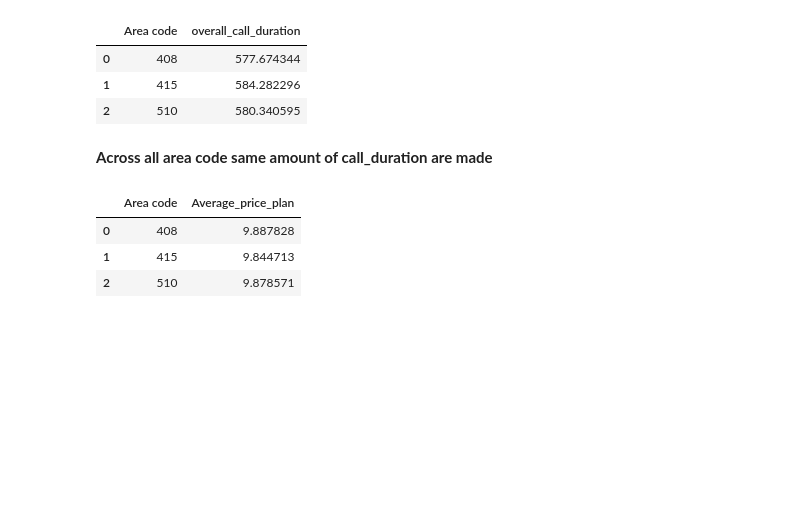
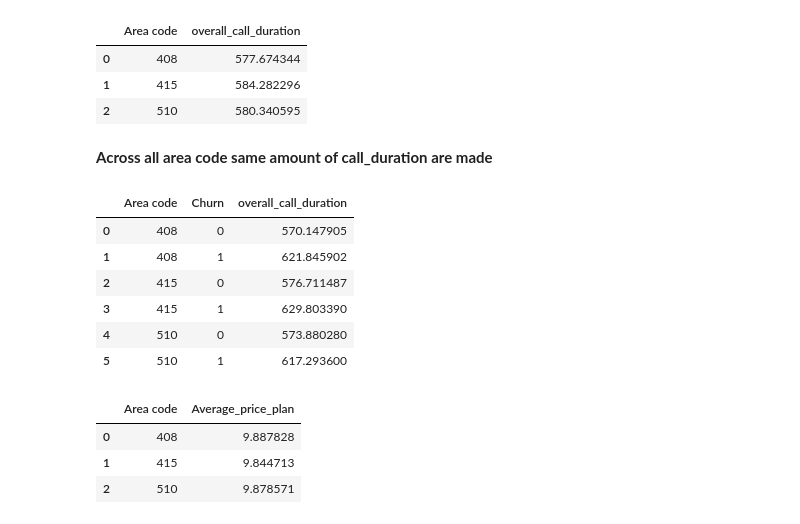
Before and after one commit to surya81/myproject, a Jupyter notebook: Telecom_Churn_Analysis.ipynb, the cells around one changed output. Cells and saved outputs as stored; diff of their text form; code cells hidden in the pictures; blank space fills up the shorter version.

```diff
--- a/Telecom_Churn_Analysis.ipynb
+++ b/Telecom_Churn_Analysis.ipynb
@@ -321,6 +323,16 @@ telecom_df.groupby("Area code")["overall_call_duration"].mean().reset_index() #
 | 2 | 510 | 580.340595 |
 # %% [markdown]
 **Across all area code same amount of call_duration are made**
+# %%
+telecom_df.groupby(["Area code","Churn"])["overall_call_duration"].mean().reset_index()
+# %% [output]
+|  | Area code | Churn | overall_call_duration |
+| 0 | 408 | 0 | 570.147905 |
+| 1 | 408 | 1 | 621.845902 |
+| 2 | 415 | 0 | 576.711487 |
+| 3 | 415 | 1 | 629.803390 |
+| 4 | 510 | 0 | 573.880280 |
+| 5 | 510 | 1 | 617.293600 |
 # %%
 telecom_df.groupby("Area code")["Average_price_plan"].mean().reset_index() #across al the area code the average plan are same
 # %% [output]
```
Also changed, not shown: parts of 20 cells of this notebook.
